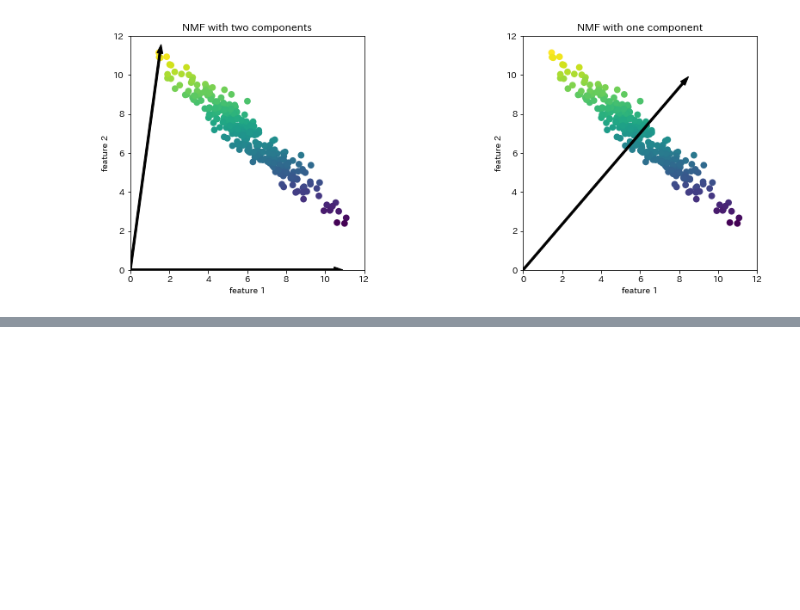
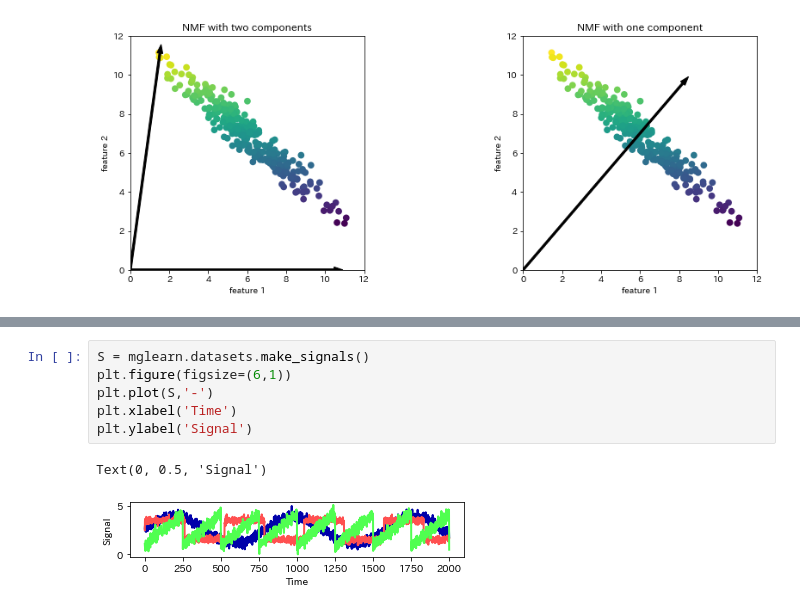
Before and after one commit to yuito118/introduction_to_ml_with_python, a Jupyter notebook: chapter-3.ipynb, the cells around one changed output, grey strips where cells are left out. Saved outputs shown, nothing was run; the diff lists cells and outputs as text; blank space fills up the shorter version.

```diff
--- a/chapter-3.ipynb
+++ b/chapter-3.ipynb
@@ -381,0 +404,9 @@ array([[0.237908, ..., 0.269281],
+# %%
+S = mglearn.datasets.make_signals()
+plt.figure(figsize=(6,1))
+plt.plot(S,'-')
+plt.xlabel('Time')
+plt.ylabel('Signal')
+# %% [output]
+Text(0, 0.5, 'Signal')
+[figure, added]
```
Also changed, not shown: parts of 54 cells of this notebook.
